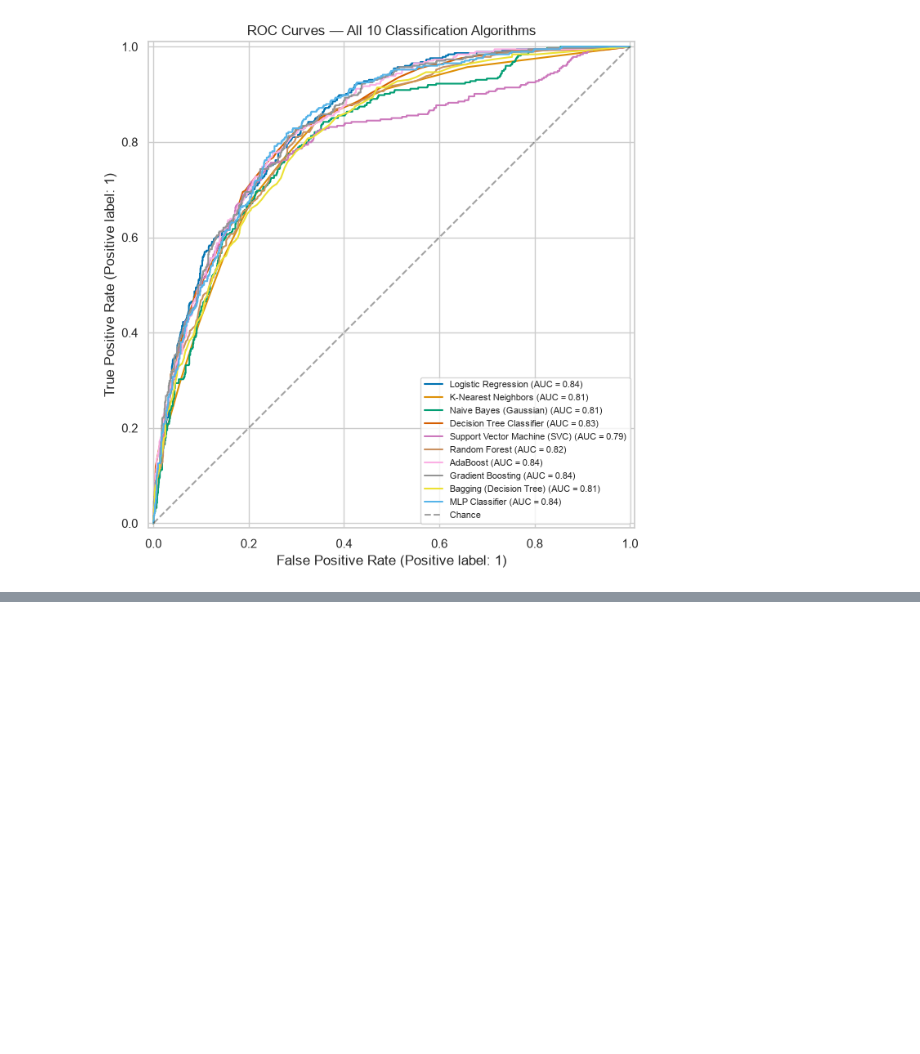
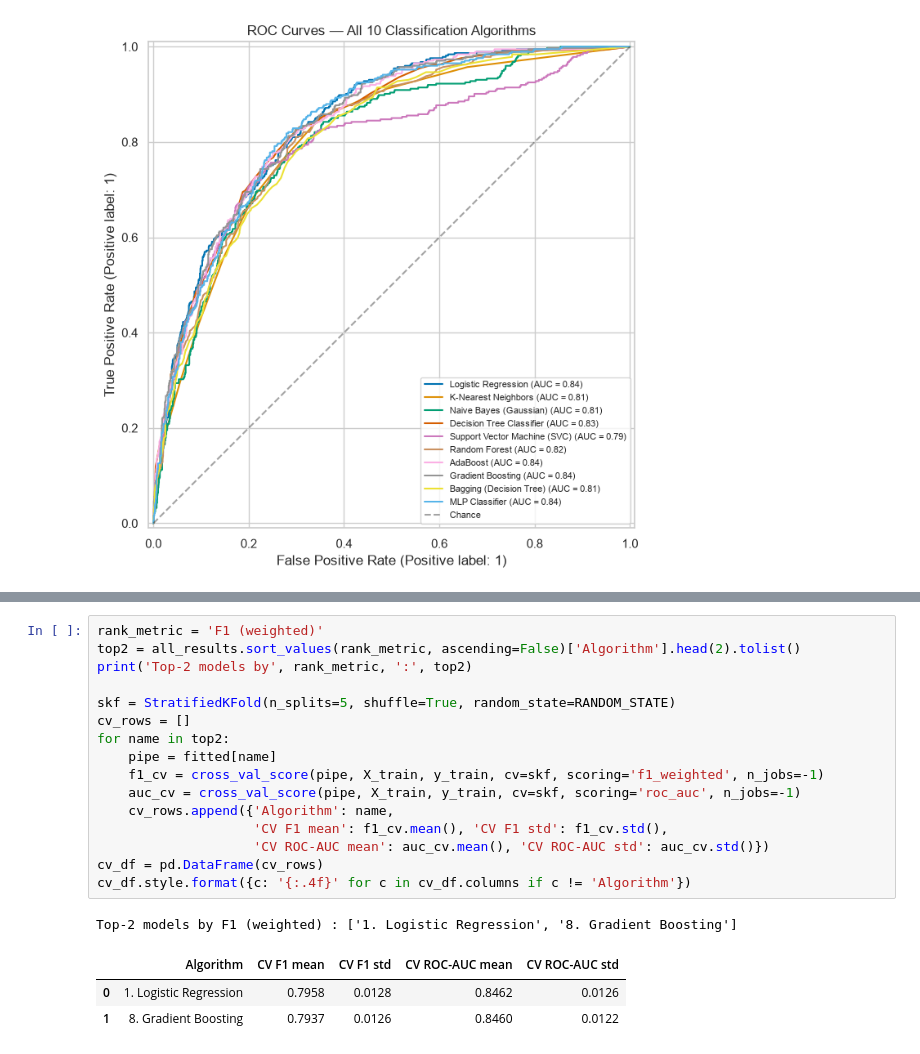
Before and after one commit to ManashaYoges/Team13_ML, a Jupyter notebook: notebooks/classification_part2.ipynb, the cells around one changed output, grey strips where cells are left out. Drawn from its saved outputs; the diff is of its cells as text; blank space fills up the shorter version.

```diff
--- a/notebooks/classification_part2.ipynb
+++ b/notebooks/classification_part2.ipynb
@@ -281,0 +288,21 @@ plt.show()
+# %%
+rank_metric = 'F1 (weighted)'
+top2 = all_results.sort_values(rank_metric, ascending=False)['Algorithm'].head(2).tolist()
+print('Top-2 models by', rank_metric, ':', top2)
+
+skf = StratifiedKFold(n_splits=5, shuffle=True, random_state=RANDOM_STATE)
+cv_rows = []
+for name in top2:
+    pipe = fitted[name]
+    f1_cv = cross_val_score(pipe, X_train, y_train, cv=skf, scoring='f1_weighted', n_jobs=-1)
+    auc_cv = cross_val_score(pipe, X_train, y_train, cv=skf, scoring='roc_auc', n_jobs=-1)
+    cv_rows.append({'Algorithm': name,
+                    'CV F1 mean': f1_cv.mean(), 'CV F1 std': f1_cv.std(),
+                    'CV ROC-AUC mean': auc_cv.mean(), 'CV ROC-AUC std': auc_cv.std()})
+cv_df = pd.DataFrame(cv_rows)
+cv_df.style.format({c: '{:.4f}' for c in cv_df.columns if c != 'Algorithm'})
+# %% [output]
+Top-2 models by F1 (weighted) : ['1. Logistic Regression', '8. Gradient Boosting']
+|  | Algorithm | CV F1 mean | CV F1 std | CV ROC-AUC mean | CV ROC-AUC std |
+| 0 | 1. Logistic Regression | 0.7958 | 0.0128 | 0.8462 | 0.0126 |
+| 1 | 8. Gradient Boosting | 0.7937 | 0.0126 | 0.8460 | 0.0122 |
```
Also changed, not shown: parts of 10 cells of this notebook.
